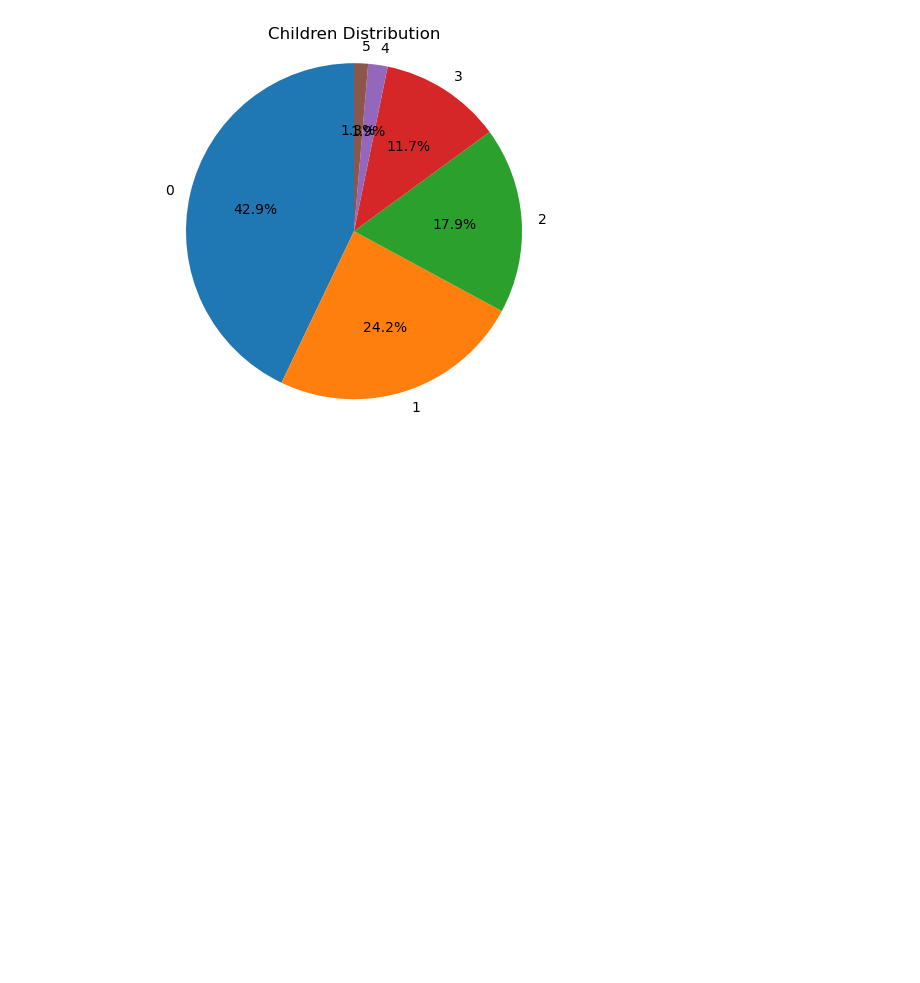
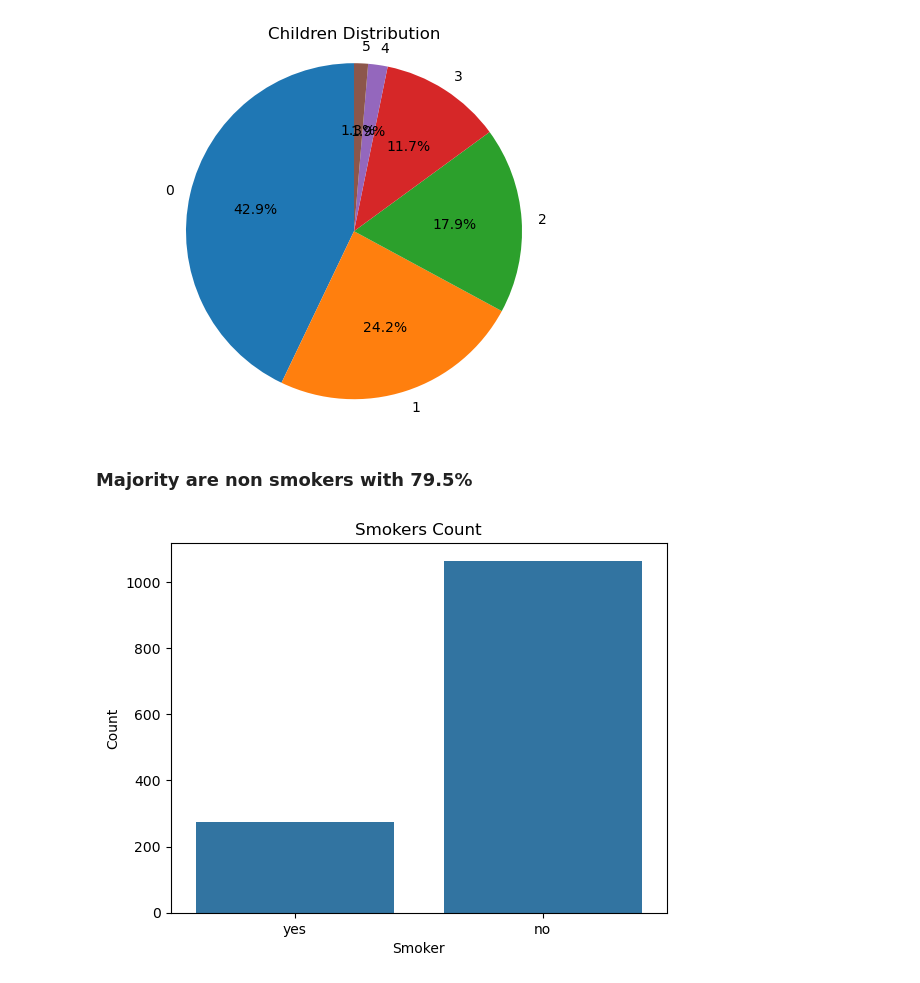
Before and after one commit to pranavsrinivas29/Medical-Cost-Predictor, a Jupyter notebook: research/data_analysis.ipynb, the cells around one changed output. Cells and saved outputs as stored; diff of their text form; code cells hidden in the pictures; blank space fills up the shorter version.

```diff
--- a/research/data_analysis.ipynb
+++ b/research/data_analysis.ipynb
@@ -78,3 +78,13 @@ plt.axis("equal")  # makes it a circle
 plt.show()
 # %% [output]
 [figure]
+# %% [markdown]
+### Majority are non smokers with 79.5%
+# %%
+sns.countplot(data=df, x="smoker")
+plt.xlabel("Smoker")
+plt.ylabel("Count")
+plt.title("Smokers Count")
+plt.show()
+# %% [output]
+[figure, added]
```
Also changed, not shown: parts of 1 cell of this notebook.
